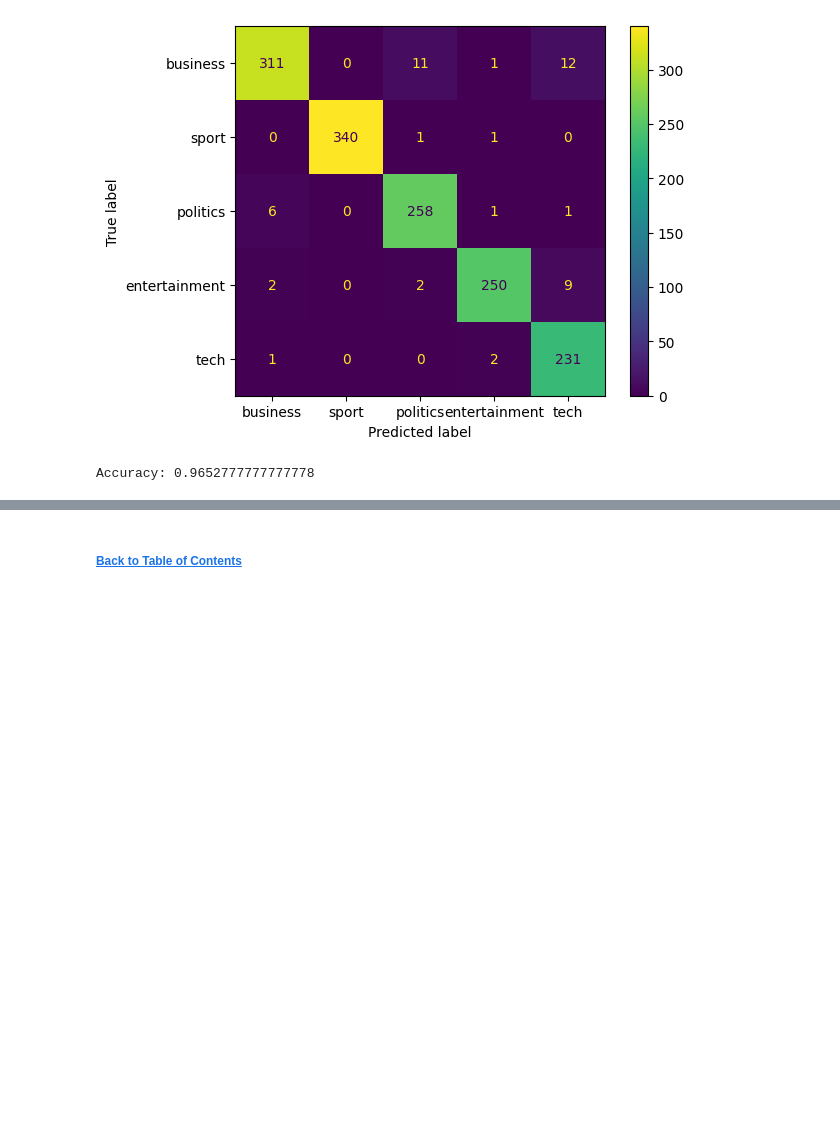
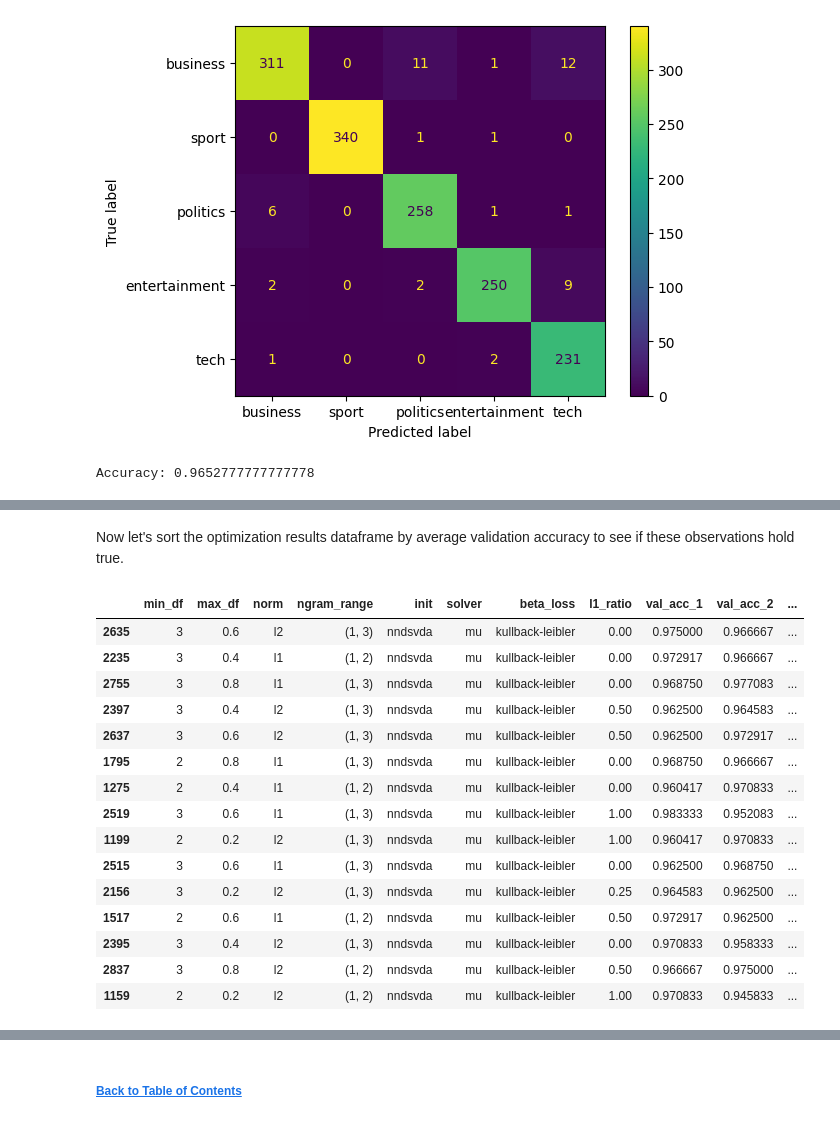
Before and after one commit to chill0121/News_Article_Matrix_Factorization, a Jupyter notebook: BBC_News_Classification.ipynb, the cells around one changed output, grey strips where cells are left out. Cells and saved outputs as stored; diff of their text form; code cells hidden in the pictures; blank space fills up the shorter version.

```diff
--- a/BBC_News_Classification.ipynb
+++ b/BBC_News_Classification.ipynb
@@ -982,0 +1007,21 @@ X_test[['ArticleId', 'Category']].to_csv(current_wdir + f'/Models/NMF/X_test_Sub
+# %% [markdown]
+Now let's sort the optimization results dataframe by average validation accuracy to see if these observations hold true.
+# %%
+opt_df.sort_values(by = 'val_acc_avg', ascending = False).head(15)
+# %% [output]
+|  | min_df | max_df | norm | ngram_range | init | solver | beta_loss | l1_ratio | val_acc_1 | val_acc_2 | ... |
+| 2635 | 3 | 0.6 | l2 | (1, 3) | nndsvda | mu | kullback-leibler | 0.00 | 0.975000 | 0.966667 | ... |
+| 2235 | 3 | 0.4 | l1 | (1, 2) | nndsvda | mu | kullback-leibler | 0.00 | 0.972917 | 0.966667 | ... |
+| 2755 | 3 | 0.8 | l1 | (1, 3) | nndsvda | mu | kullback-leibler | 0.00 | 0.968750 | 0.977083 | ... |
+| 2397 | 3 | 0.4 | l2 | (1, 3) | nndsvda | mu | kullback-leibler | 0.50 | 0.962500 | 0.964583 | ... |
+| 2637 | 3 | 0.6 | l2 | (1, 3) | nndsvda | mu | kullback-leibler | 0.50 | 0.962500 | 0.972917 | ... |
+| 1795 | 2 | 0.8 | l1 | (1, 3) | nndsvda | mu | kullback-leibler | 0.00 | 0.968750 | 0.966667 | ... |
+| 1275 | 2 | 0.4 | l1 | (1, 2) | nndsvda | mu | kullback-leibler | 0.00 | 0.960417 | 0.970833 | ... |
+| 2519 | 3 | 0.6 | l1 | (1, 3) | nndsvda | mu | kullback-leibler | 1.00 | 0.983333 | 0.952083 | ... |
+| 1199 | 2 | 0.2 | l2 | (1, 3) | nndsvda | mu | kullback-leibler | 1.00 | 0.960417 | 0.970833 | ... |
+| 2515 | 3 | 0.6 | l1 | (1, 3) | nndsvda | mu | kullback-leibler | 0.00 | 0.962500 | 0.968750 | ... |
+| 2156 | 3 | 0.2 | l2 | (1, 3) | nndsvda | mu | kullback-leibler | 0.25 | 0.964583 | 0.962500 | ... |
+| 1517 | 2 | 0.6 | l1 | (1, 2) | nndsvda | mu | kullback-leibler | 0.50 | 0.972917 | 0.962500 | ... |
+| 2395 | 3 | 0.4 | l2 | (1, 3) | nndsvda | mu | kullback-leibler | 0.00 | 0.970833 | 0.958333 | ... |
+| 2837 | 3 | 0.8 | l2 | (1, 2) | nndsvda | mu | kullback-leibler | 0.50 | 0.966667 | 0.975000 | ... |
+| 1159 | 2 | 0.2 | l2 | (1, 2) | nndsvda | mu | kullback-leibler | 1.00 | 0.970833 | 0.945833 | ... |
```
Also changed, not shown: parts of 31 cells of this notebook.
